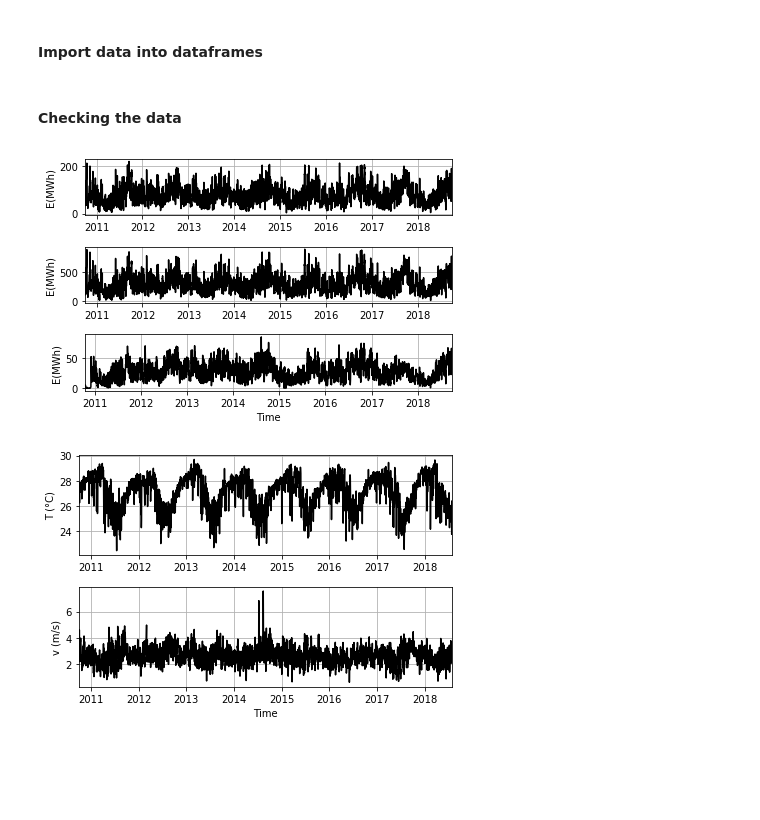
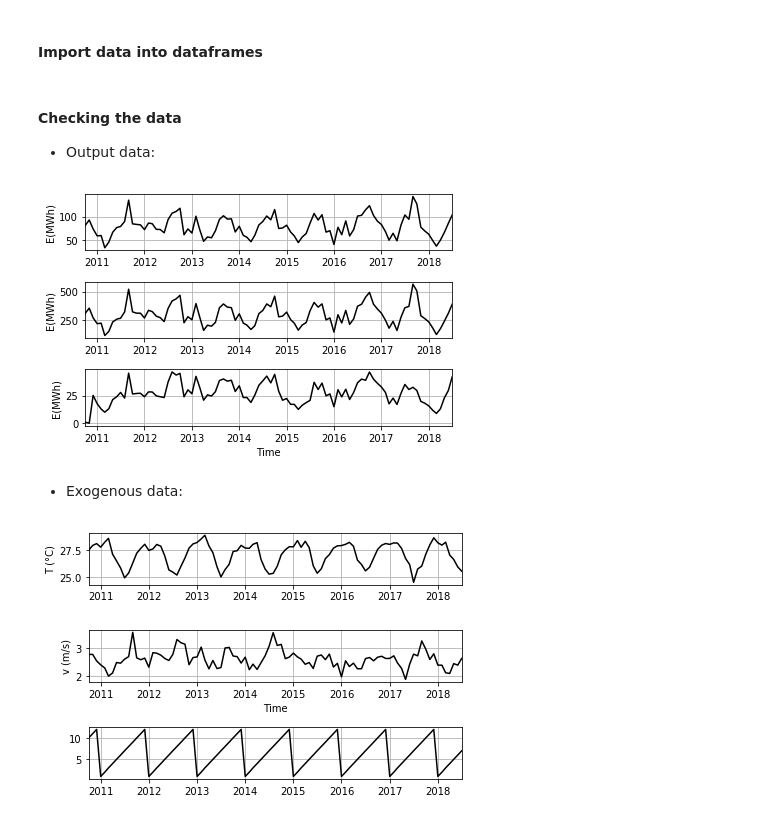
Before and after one commit to fernandarp/Wind-Energy-Forecasting, a Jupyter notebook: view/main_view.ipynb, the cells around one changed output. Cells and saved outputs as stored; diff of their text form; code cells hidden in the pictures; blank space fills up the shorter version.

```diff
--- a/view/main_view.ipynb
+++ b/view/main_view.ipynb
@@ -11,47 +11,66 @@ import timeseries
 # %% [markdown]
 #### Import data into dataframes
 # %%
-df_energy = []
+arr_energy = []
+base = 'monthly'
 
-ts = timeseries.TimeSeries()
+ts = timeseries.TimeSeries(base)
 ts.get_energy_data()
-df_energy.append(ts.energy[ts.energy['Park'] == 'Wind Park 1'])
-df_energy.append(ts.energy[ts.energy['Park'] == 'Wind Park 2'])
-df_energy.append(ts.energy[ts.energy['Park'] == 'Wind Park 3'])
+
+arr_energy.append(ts.energy[ts.energy['Park'] == 'Wind Park 1'].drop(columns = ['Park']))
+arr_energy.append(ts.energy[ts.energy['Park'] == 'Wind Park 2'].drop(columns = ['Park']))
+arr_energy.append(ts.energy[ts.energy['Park'] == 'Wind Park 3'].drop(columns = ['Park']))
 df_temp, df_wind = ts.get_meteorological_data()
 # %% [markdown]
 #### Checking the data
+
+* Output data:
 # %%
 fig_en, axs_en = plt.subplots(3, 1)
 for i in range(3):
-    axs_en[i].plot(df_energy[i]['Date'], df_energy[i]['Energy']/1000, 'k')
+    axs_en[i].plot(arr_energy[i]['Date'], arr_energy[i]['Energy']/1000, 'k')
     axs_en[i].set_ylabel('E(MWh)')
     axs_en[i].grid(True)
-    axs_en[i].set_xlim(df_energy[i]['Date'].min(), df_energy[i]['Date'].max())
+    axs_en[i].set_xlim(arr_energy[i]['Date'].min(), arr_energy[i]['Date'].max())
 
 axs_en[i].set_xlabel('Time')
 fig_en.tight_layout()
 
 plt.show()
 # %% [output]
-[figure, old version]
+[figure, new version]
+# %% [markdown]
+* Exogenous data:
 # %%
-fig_met, axs_met = plt.subplots(2, 1)
+#Ramp-like exogenous data:
+ramp = []
+
+if base == 'weekly':
+    ramp = np.array(arr_energy[0]['Week'])
+elif base == 'daily':
+    ramp = np.array(arr_energy[0]['Date'].dt.day)
+else:
+    ramp = np.array(arr_energy[0]['Date'].dt.month)
+
+fig_met, axs_met = plt.subplots(3, 1)
 
 axs_met[0].plot(df_temp['Date'], df_temp['Average Temperature'], 'k')
 axs_met[0].set_xlim(df_temp['Date'].min(), df_temp['Date'].max())
 axs_met[0].set_ylabel('T (°C)')
 axs_met[0].grid(True)
-
 
 axs_met[1].plot(df_wind['Date'], df_wind['Average Wind Speed'], 'k')
 axs_met[1].set_xlim(df_wind['Date'].min(), df_wind['Date'].max())
 axs_met[1].set_ylabel('v (m/s)')
 axs_met[1].set_xlabel('Time')
 axs_met[1].grid(True)
 
+axs_met[2].plot(df_wind['Date'], ramp, 'k')
+axs_met[2].set_xlim(df_temp['Date'].min(), df_temp['Date'].max())
+axs_met[2].grid(True)
+
 fig_met.tight_layout()
 
 plt.show()
 # %% [output]
-[figure, old version]
+[figure, new version]
```
Also changed, not shown: parts of 8 cells of this notebook, 8 other files.
